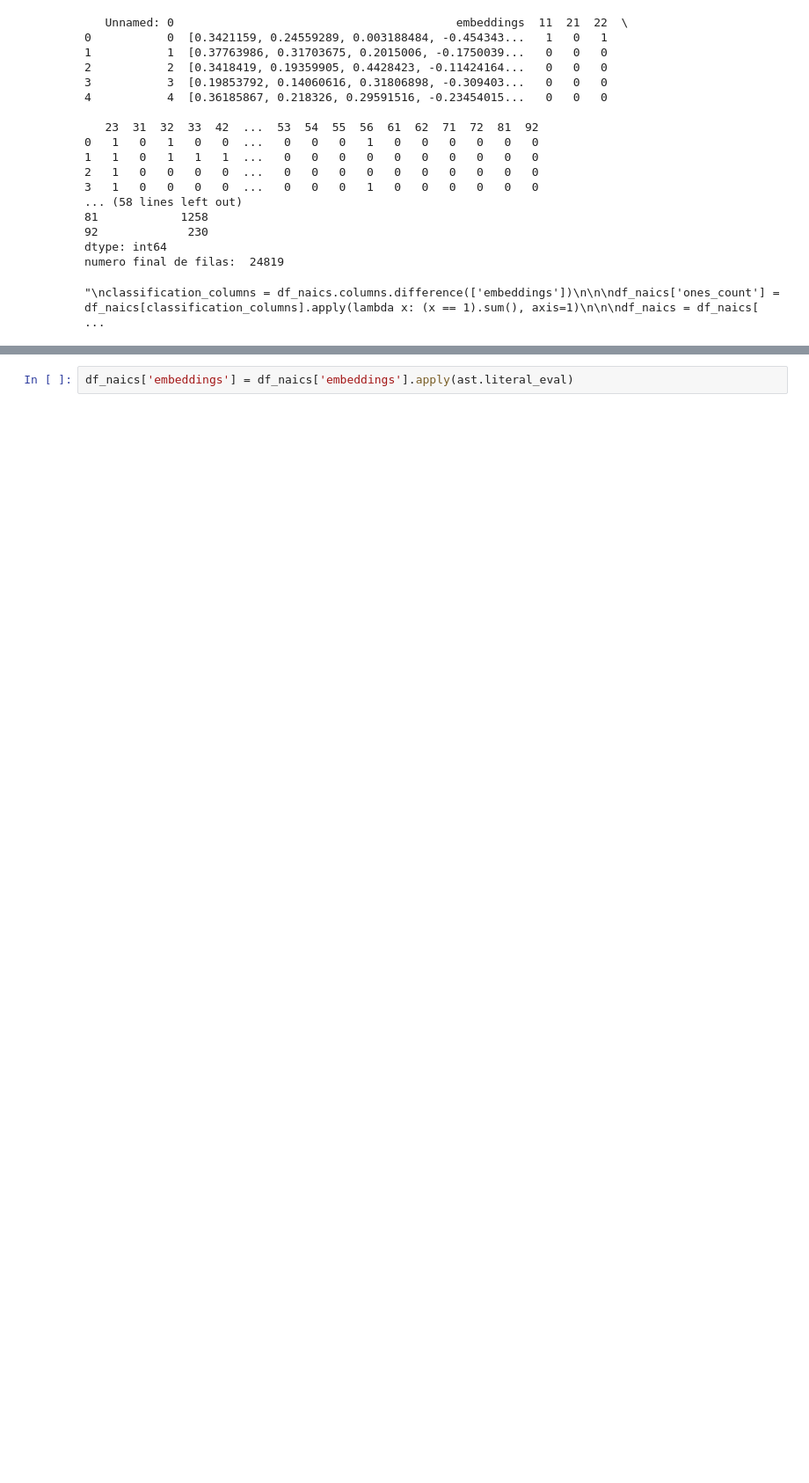
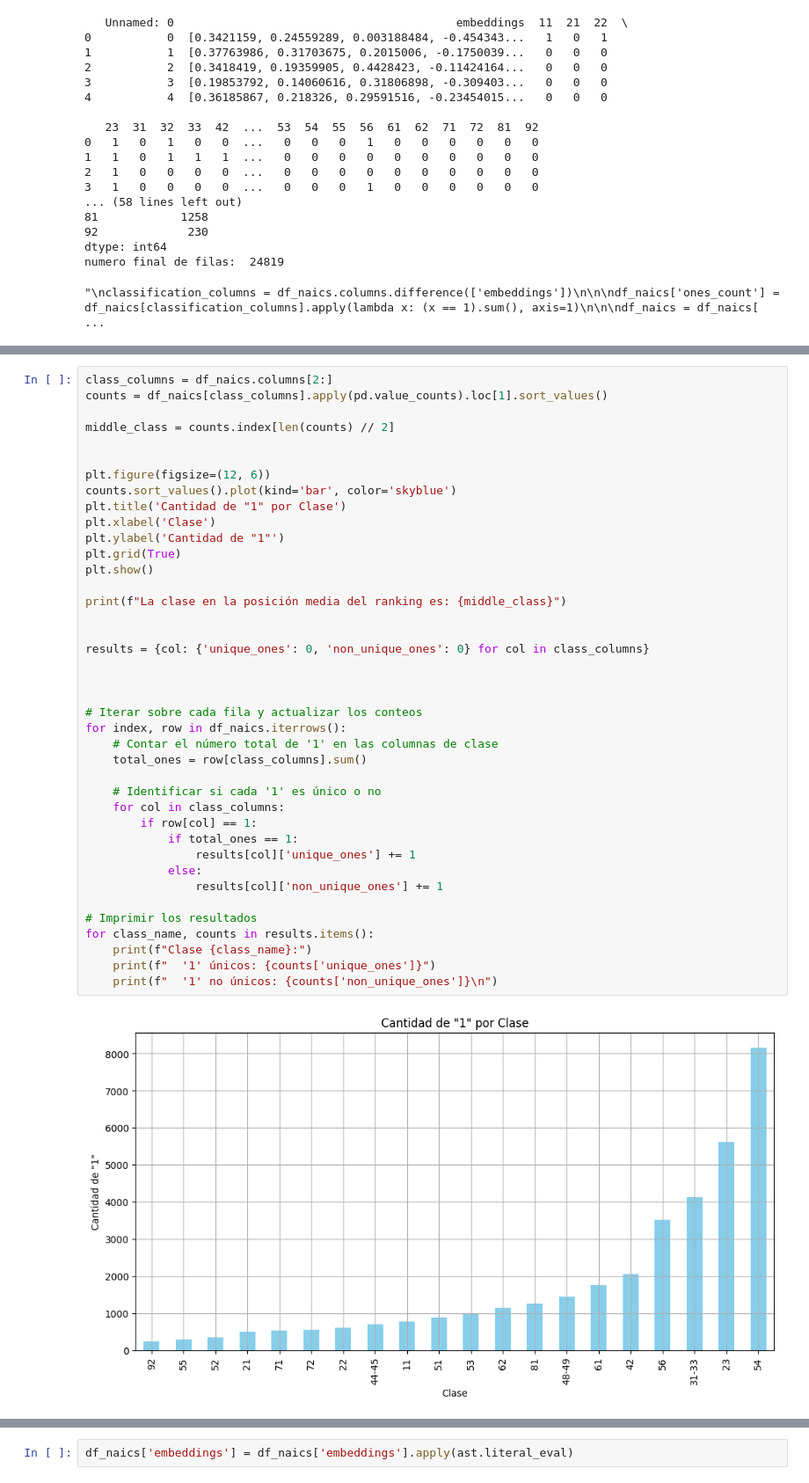
Before and after one commit to Zrive/zrive-ds-1q24-industry-classification, a Jupyter notebook: notebooks/classification_binarized.ipynb, the cells around one changed output, grey strips where cells are left out. Shown at 88% size. Saved outputs shown, nothing was run; the diff lists cells and outputs as text; blank space fills up the shorter version.

```diff
--- a/notebooks/classification_binarized.ipynb
+++ b/notebooks/classification_binarized.ipynb
@@ -772,0 +780,42 @@ numero final de filas:  24819
+# %%
+class_columns = df_naics.columns[2:]
+counts = df_naics[class_columns].apply(pd.value_counts).loc[1].sort_values()
+
+middle_class = counts.index[len(counts) // 2]
+
+
+plt.figure(figsize=(12, 6))
+counts.sort_values().plot(kind='bar', color='skyblue')
+plt.title('Cantidad de "1" por Clase')
+plt.xlabel('Clase')
+plt.ylabel('Cantidad de "1"')
+plt.grid(True)
+plt.show()
+
+print(f"La clase en la posición media del ranking es: {middle_class}")
+
+
+results = {col: {'unique_ones': 0, 'non_unique_ones': 0} for col in class_columns}
+
+
+
+# Iterar sobre cada fila y actualizar los conteos
+for index, row in df_naics.iterrows():
+    # Contar el número total de '1' en las columnas de clase
+    total_ones = row[class_columns].sum()
+
+    # Identificar si cada '1' es único o no
+    for col in class_columns:
+        if row[col] == 1:
+            if total_ones == 1:
+                results[col]['unique_ones'] += 1
+            else:
+                results[col]['non_unique_ones'] += 1
+
+# Imprimir los resultados
+for class_name, counts in results.items():
+    print(f"Clase {class_name}:")
+    print(f"  '1' únicos: {counts['unique_ones']}")
+    print(f"  '1' no únicos: {counts['non_unique_ones']}\n")
+# %% [output]
+[figure, added]
```
Also changed, not shown: parts of 7 cells of this notebook.
